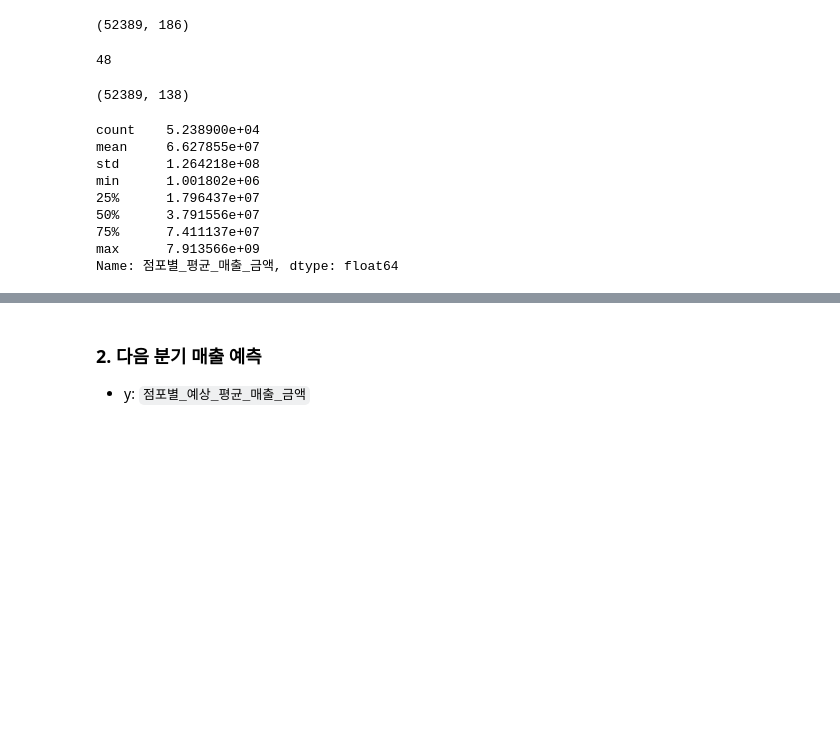
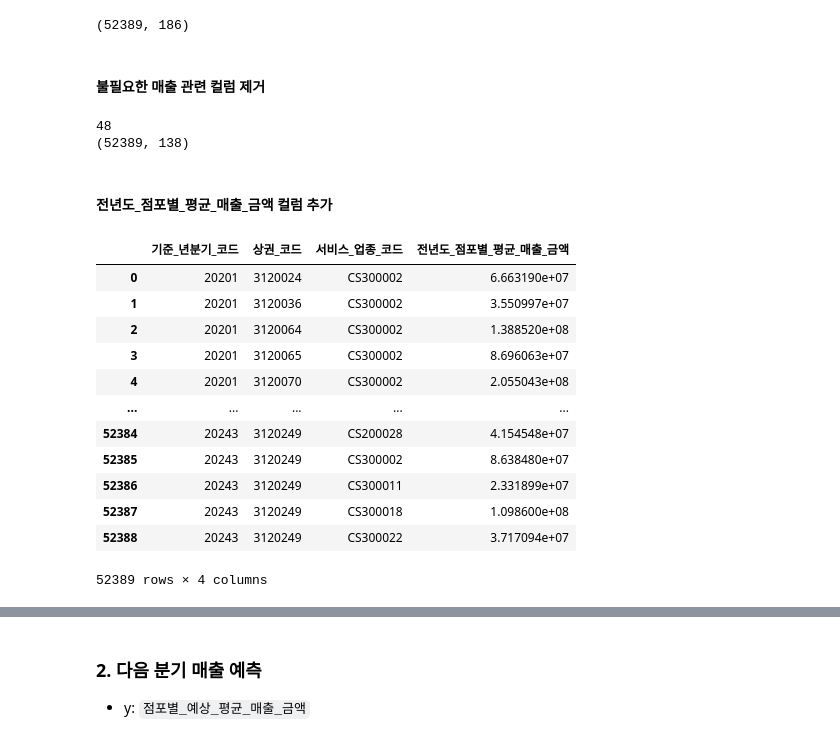
Before and after one commit to KT-AIvle-4th-Big-Project-Team2/SAI, a Jupyter notebook: Modeling/data cleansing_상권.ipynb, the cells around one changed output, grey strips where cells are left out. Cells and saved outputs as stored; diff of their text form; code cells hidden in the pictures; blank space fills up the shorter version.

```diff
--- a/Modeling/data cleansing_상권.ipynb
+++ b/Modeling/data cleansing_상권.ipynb
@@ -1380,6 +1382,8 @@ estimate = pd.read_csv('../../data/preprocessed data/market_service_data.csv')
 estimate.shape
 # %% [output]
 (52389, 186)
+# %% [markdown]
+#### 불필요한 매출 관련 컬럼 제거
 # %%
 drop_cols = ['당월_매출_금액', '당월_매출_건수', '주중_매출_금액', '주말_매출_금액',
        '월요일_매출_금액', '화요일_매출_금액', '수요일_매출_금액', '목요일_매출_금액', '금요일_매출_금액',
@@ -1395,22 +1399,30 @@ drop_cols = ['당월_매출_금액', '당월_매출_건수', '주중_매출_금
        '연령대_40_매출_건수', '연령대_50_매출_건수', '연령대_60_이상_매출_건수']
 
 print(len(drop_cols))
+
+estimate = estimate.drop(columns=drop_cols)
+print(estimate.shape)
 # %% [output]
 48
+(52389, 138)
-# %%
-estimate = estimate.drop(columns=drop_cols)
-estimate.shape
-# %% [output]
-(52389, 138)
-# %%
-estimate['점포별_평균_매출_금액'].describe()
-# %% [output]
-count    5.238900e+04
-mean     6.627855e+07
-std      1.264218e+08
-min      1.001802e+06
-25%      1.796437e+07
-50%      3.791556e+07
-75%      7.411137e+07
-max      7.913566e+09
-Name: 점포별_평균_매출_금액, dtype: float64
+# %% [markdown]
+#### 전년도_점포별_평균_매출_금액 컬럼 추가
+# %%
+before = estimate[['기준_년분기_코드', '상권_코드', '서비스_업종_코드', '점포별_평균_매출_금액']]
+before['기준_년분기_코드'] += 10
+before = before.rename(columns={'점포별_평균_매출_금액': '전년도_점포별_평균_매출_금액'})
+before
+# %% [output]
+|  | 기준_년분기_코드 | 상권_코드 | 서비스_업종_코드 | 전년도_점포별_평균_매출_금액 |
+| 0 | 20201 | 3120024 | CS300002 | 6.663190e+07 |
+| 1 | 20201 | 3120036 | CS300002 | 3.550997e+07 |
+| 2 | 20201 | 3120064 | CS300002 | 1.388520e+08 |
+| 3 | 20201 | 3120065 | CS300002 | 8.696063e+07 |
+| 4 | 20201 | 3120070 | CS300002 | 2.055043e+08 |
+| ... | ... | ... | ... | ... |
+| 52384 | 20243 | 3120249 | CS200028 | 4.154548e+07 |
+| 52385 | 20243 | 3120249 | CS300002 | 8.638480e+07 |
+| 52386 | 20243 | 3120249 | CS300011 | 2.331899e+07 |
+| 52387 | 20243 | 3120249 | CS300018 | 1.098600e+08 |
+| 52388 | 20243 | 3120249 | CS300022 | 3.717094e+07 |
+52389 rows × 4 columns
```
Also changed, not shown: parts of 3 cells of this notebook.
